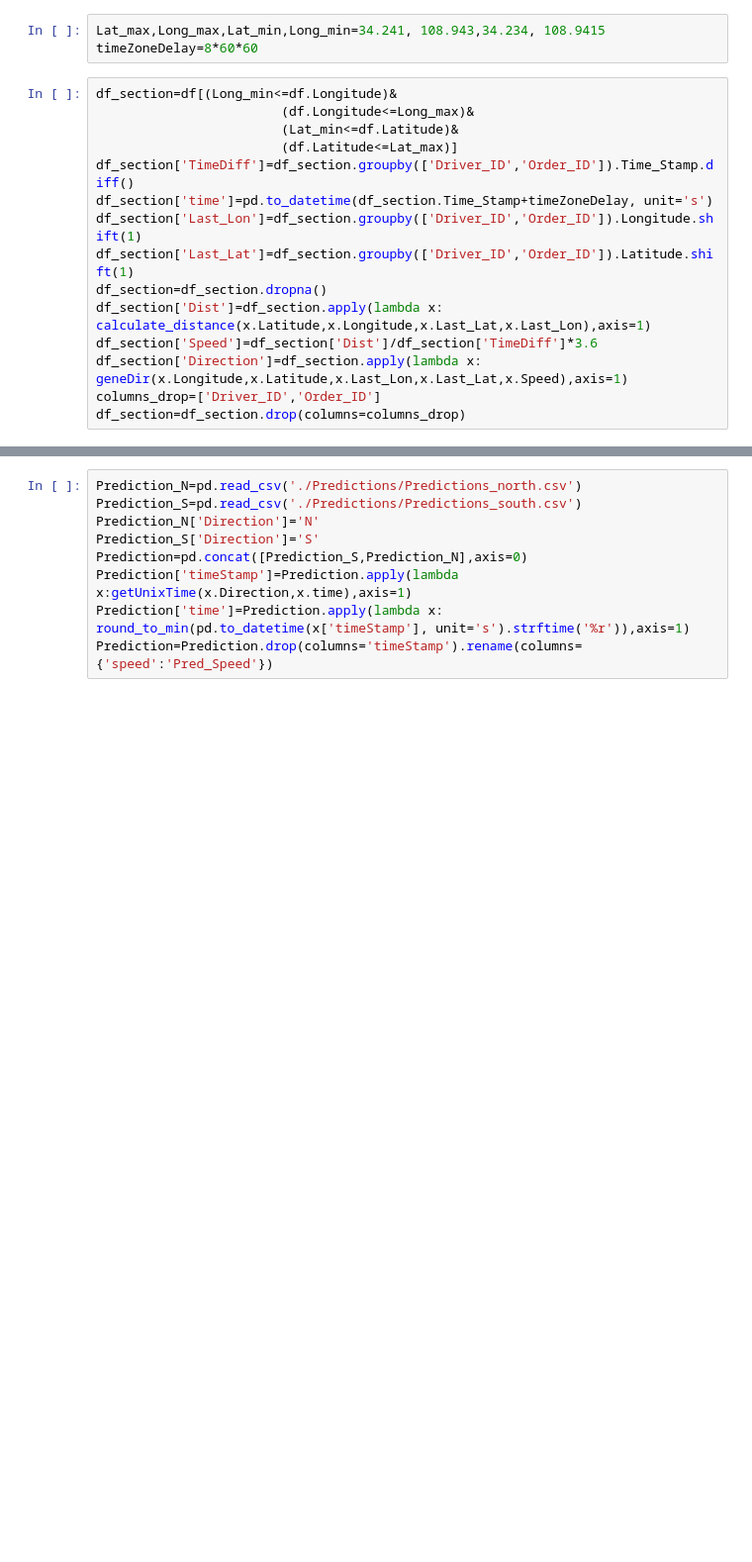
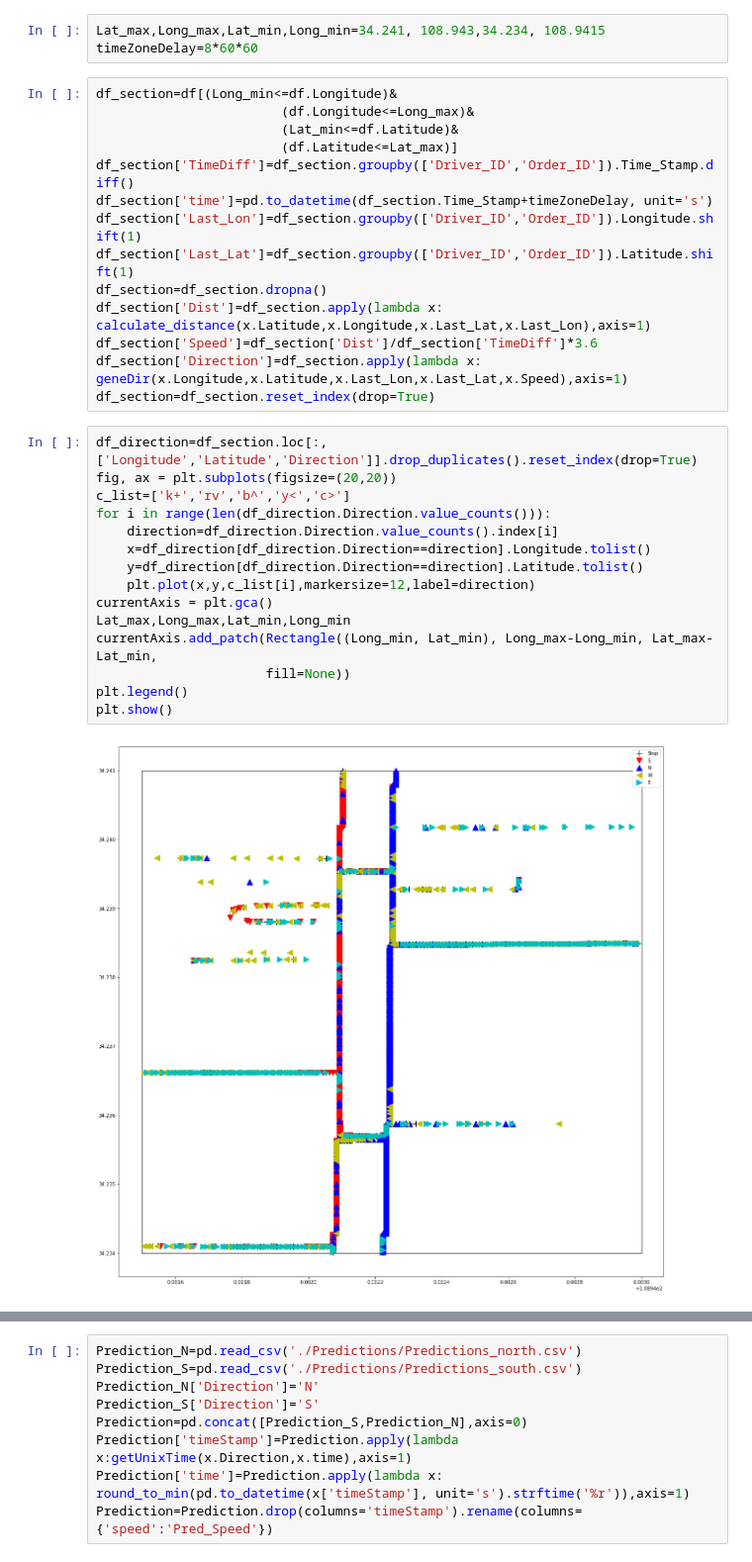
Before and after one commit to nicholasadam/TRANSFOR19, a Jupyter notebook: dataAnalysis.ipynb, the cells around one changed output, grey strips where cells are left out. Shown at 99% size. Cells and saved outputs as stored; diff of their text form; blank space fills up the shorter version.

```diff
--- a/dataAnalysis.ipynb
+++ b/dataAnalysis.ipynb
@@ -66,5 +67,21 @@ df_section=df_section.dropna()
 df_section['Dist']=df_section.apply(lambda x: calculate_distance(x.Latitude,x.Longitude,x.Last_Lat,x.Last_Lon),axis=1)
 df_section['Speed']=df_section['Dist']/df_section['TimeDiff']*3.6
 df_section['Direction']=df_section.apply(lambda x: geneDir(x.Longitude,x.Latitude,x.Last_Lon,x.Last_Lat,x.Speed),axis=1)
-columns_drop=['Driver_ID','Order_ID']
-df_section=df_section.drop(columns=columns_drop)
+df_section=df_section.reset_index(drop=True)
+# %%
+df_direction=df_section.loc[:,['Longitude','Latitude','Direction']].drop_duplicates().reset_index(drop=True)
+fig, ax = plt.subplots(figsize=(20,20))
+c_list=['k+','rv','b^','y<','c>']
+for i in range(len(df_direction.Direction.value_counts())):
+    direction=df_direction.Direction.value_counts().index[i]
+    x=df_direction[df_direction.Direction==direction].Longitude.tolist()
+    y=df_direction[df_direction.Direction==direction].Latitude.tolist()
+    plt.plot(x,y,c_list[i],markersize=12,label=direction)
+currentAxis = plt.gca()
+Lat_max,Long_max,Lat_min,Long_min
+currentAxis.add_patch(Rectangle((Long_min, Lat_min), Long_max-Long_min, Lat_max-Lat_min,
+                      fill=None))
+plt.legend()
+plt.show()
+# %% [output]
+[figure, added]
```
Also changed, not shown: parts of 17 cells of this notebook.
